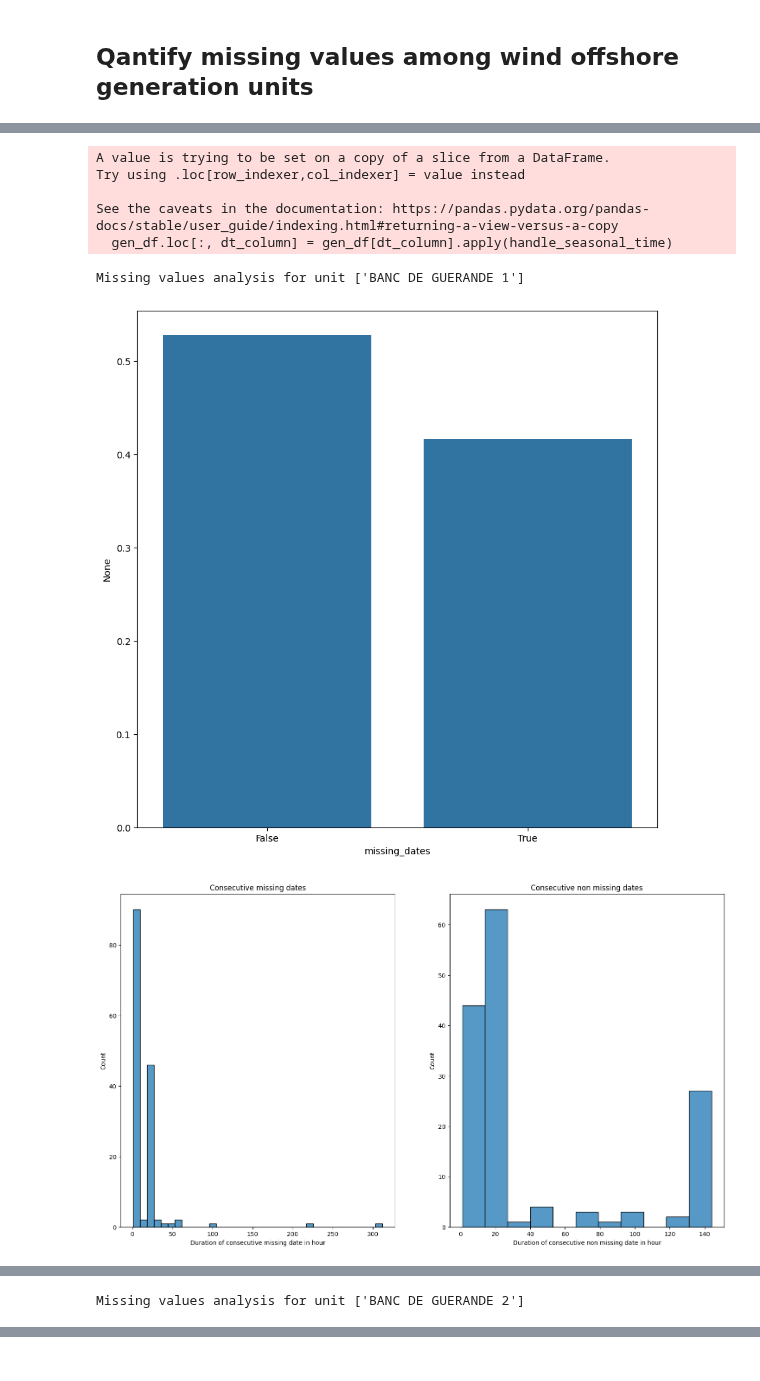
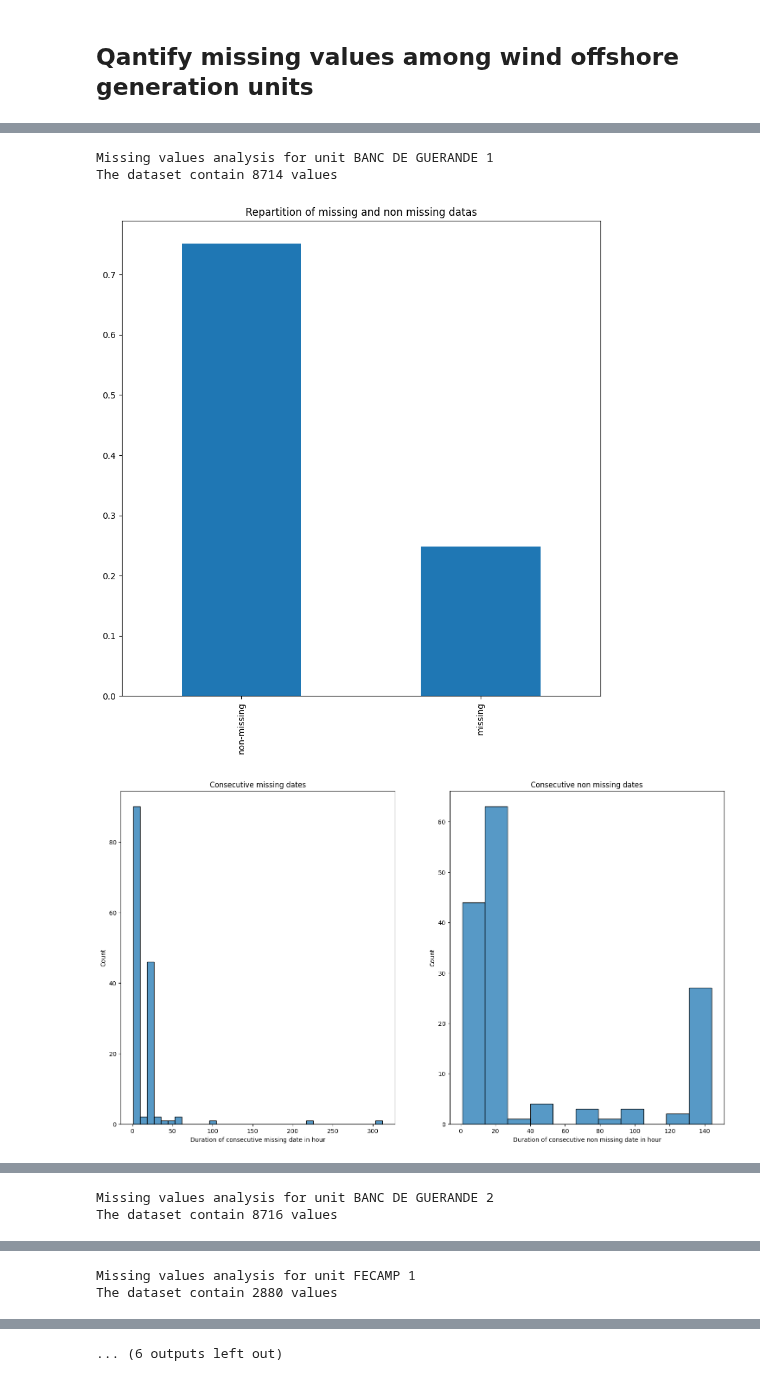
Before and after one commit to DridrM/renewable-energy-forecast, a Jupyter notebook: notebooks/preprocessing_exploration/preprocessing_2.ipynb, the cells around one changed output, grey strips where cells are left out. Saved outputs shown, nothing was run; the diff lists cells and outputs as text; code cells hidden in the pictures.

```diff
--- a/notebooks/preprocessing_exploration/preprocessing_2.ipynb
+++ b/notebooks/preprocessing_exploration/preprocessing_2.ipynb
@@ -76,40 +75,32 @@ display(ressource_2_units)
 # %%
 ################################################################################
 # 3/ Show missing datas characteristics for each wind offshore generation unit #
 ################################################################################
 
 # Extract eic codes for wind offshore generation units
 wind_production_types = ["WIND_ONSHORE", "WIND_OFFSHORE"]
 eic_codes = ressource_2_units.loc[ressource_2_units["production_type"].isin(wind_production_types), "eic_code"]
 
 # Iterate over the eic codes
 for eic_code in eic_codes:
     # Filter data for the given eic code
     gen_data = ressource_2_gen_data.loc[ressource_2_gen_data["eic_code"] == eic_code, :]
 
-    # Transform to datetime the datetime columns
-    dt_columns_all = ["start_date", "end_date", "updated_date"]
-    gen_data_dt = format_to_datetime(gen_data, dt_columns_all)
-
-    # Compute the missing dates df
-    missing_dates_df = check_dates_consistency(gen_data_dt, "start_date")
-
     # Print the generation unit
     print(f"Missing values analysis for unit {ressource_2_units.loc[ressource_2_units['eic_code'] == eic_code, 'name'].values[0]}")
 
+    # Print the number of data points in each gen dataset
+    dt_columns = ["start_date", "end_date"]
+    gen_data_dt_complete = construct_time_consistent_df(gen_data, dt_columns)
+    print(f"The dataset contain {len(gen_data_dt_complete)} values")
+
     # Plot the repartition of missing and non missing datas
-    plt.figure(figsize = (10, 10))
-    sns.barplot(x = missing_dates_df["missing_dates"], y = missing_dates_df.index / len(missing_dates_df), errorbar = None)
-    plt.show()
+    plot_missing_dates_repartition(gen_data, "start_date")
 
     # Plot the repartition of missing and non missing dates
-    plot_consecutive_time_periods(gen_data_dt, "start_date")
+    plot_consecutive_time_periods(gen_data, "start_date")
 # %% [output]
-A value is trying to be set on a copy of a slice from a DataFrame.
-Try using .loc[row_indexer,col_indexer] = value instead
-
-See the caveats in the documentation: https://pandas.pydata.org/pandas-docs/stable/user_guide/indexing.html#returning-a-view-versus-a-copy
-  gen_df.loc[:, dt_column] = gen_df[dt_column].apply(handle_seasonal_time)
+Missing values analysis for unit BANC DE GUERANDE 1
+The dataset contain 8714 values
-Missing values analysis for unit ['BANC DE GUERANDE 1']
-[figure, old version]
+[figure, new version]
 [figure]
@@ -121 +107,2 @@ See the caveats in the documentation: https://pandas.pydata.org/pandas-docs/stab
-Missing values analysis for unit ['BANC DE GUERANDE 2']
+Missing values analysis for unit BANC DE GUERANDE 2
+The dataset contain 8716 values
@@ -129,0 +111,2 @@ See the caveats in the documentation: https://pandas.pydata.org/pandas-docs/stab
+Missing values analysis for unit FECAMP 1
+The dataset contain 2880 values
@@ -132,0 +119 @@ See the caveats in the documentation: https://pandas.pydata.org/pandas-docs/stab
+... (6 outputs left out)
```
Also changed, not shown: parts of 6 cells of this notebook, 1 other file.
